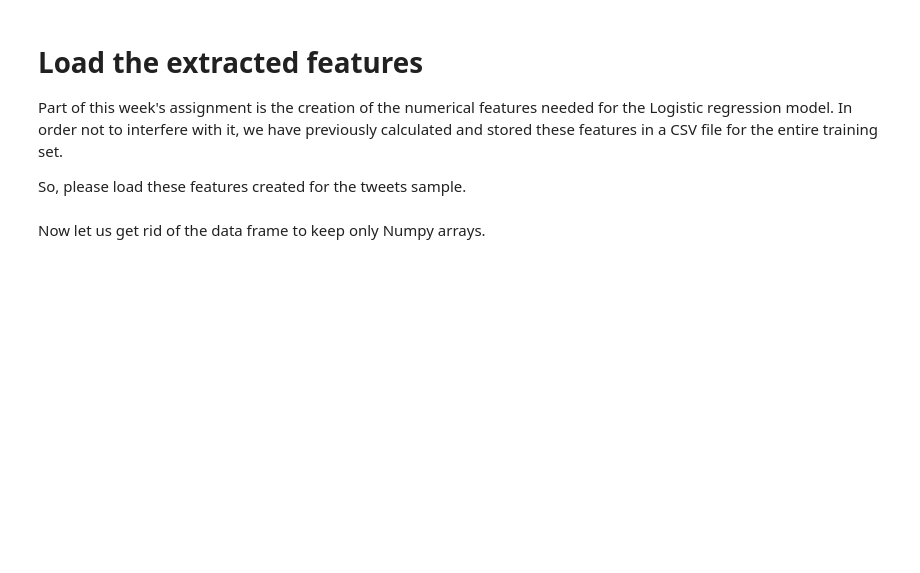
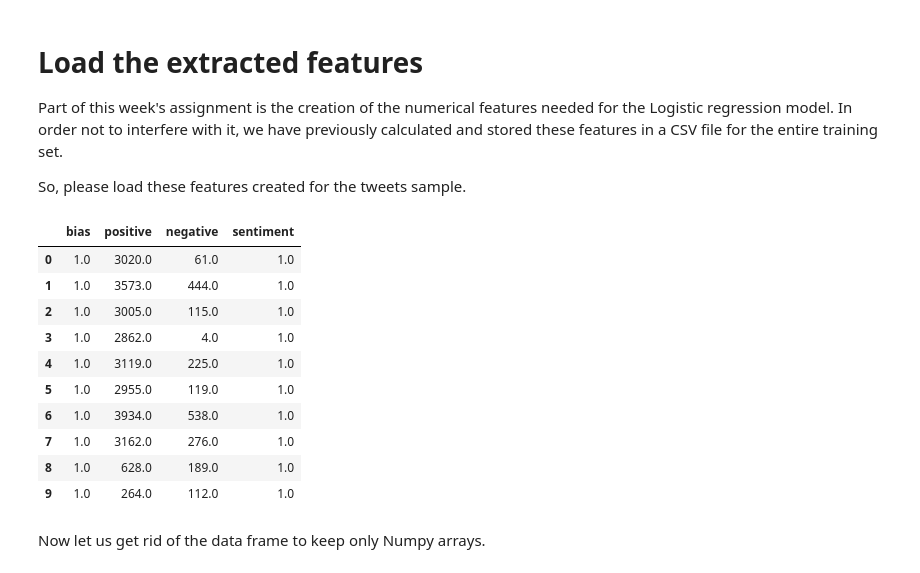
Before and after one commit to spideyai-X/ai-learning-journey, a Jupyter notebook: 03-nlp/03.1-sentiment-analysis-with-logitic-regression/notebooks/C1_W1_lecture_nb_03_logistic_regression_model.ipynb, the cells around one changed output. Cells and saved outputs as stored; diff of their text form; code cells hidden in the pictures; blank space fills up the shorter version.

```diff
--- a/03-nlp/03.1-sentiment-analysis-with-logitic-regression/notebooks/C1_W1_lecture_nb_03_logistic_regression_model.ipynb
+++ b/03-nlp/03.1-sentiment-analysis-with-logitic-regression/notebooks/C1_W1_lecture_nb_03_logistic_regression_model.ipynb
@@ -51,8 +56,20 @@ Part of this week's assignment is the creation of the numerical features needed
 
 So, please load these features created for the tweets sample.
 # %%
-data = pd.read_csv('./data/logistic_features.csv'); # Load a 3 columns csv file using pandas function
+data = pd.read_csv('../data/logistic_features.csv'); # Load a 3 columns csv file using pandas function
 data.head(10) # Print the first 10 data entries
+# %% [output]
+|  | bias | positive | negative | sentiment |
+| 0 | 1.0 | 3020.0 | 61.0 | 1.0 |
+| 1 | 1.0 | 3573.0 | 444.0 | 1.0 |
+| 2 | 1.0 | 3005.0 | 115.0 | 1.0 |
+| 3 | 1.0 | 2862.0 | 4.0 | 1.0 |
+| 4 | 1.0 | 3119.0 | 225.0 | 1.0 |
+| 5 | 1.0 | 2955.0 | 119.0 | 1.0 |
+| 6 | 1.0 | 3934.0 | 538.0 | 1.0 |
+| 7 | 1.0 | 3162.0 | 276.0 | 1.0 |
+| 8 | 1.0 | 628.0 | 189.0 | 1.0 |
+| 9 | 1.0 | 264.0 | 112.0 | 1.0 |
 # %% [markdown]
 Now let us get rid of the data frame to keep only Numpy arrays.
 # %%
```
Also changed, not shown: parts of 5 cells of this notebook, 4 other files.
